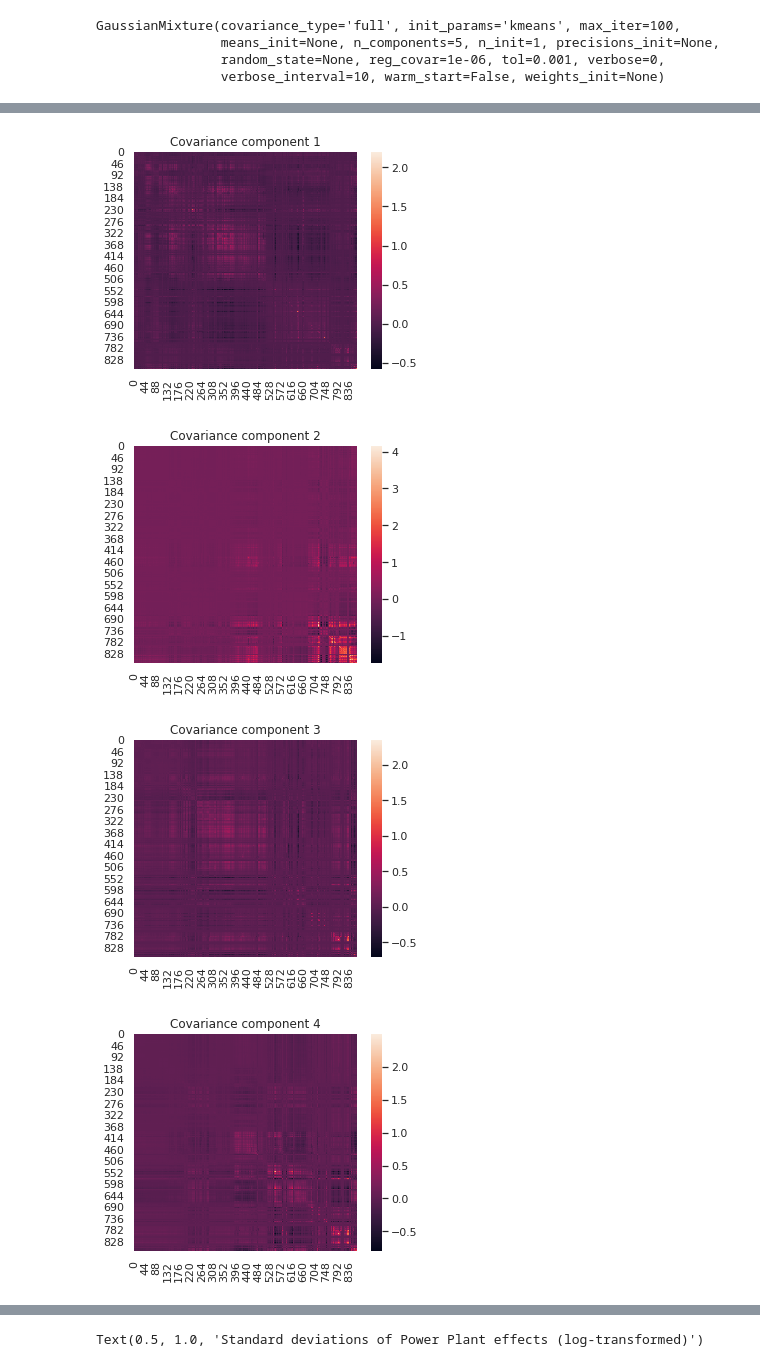
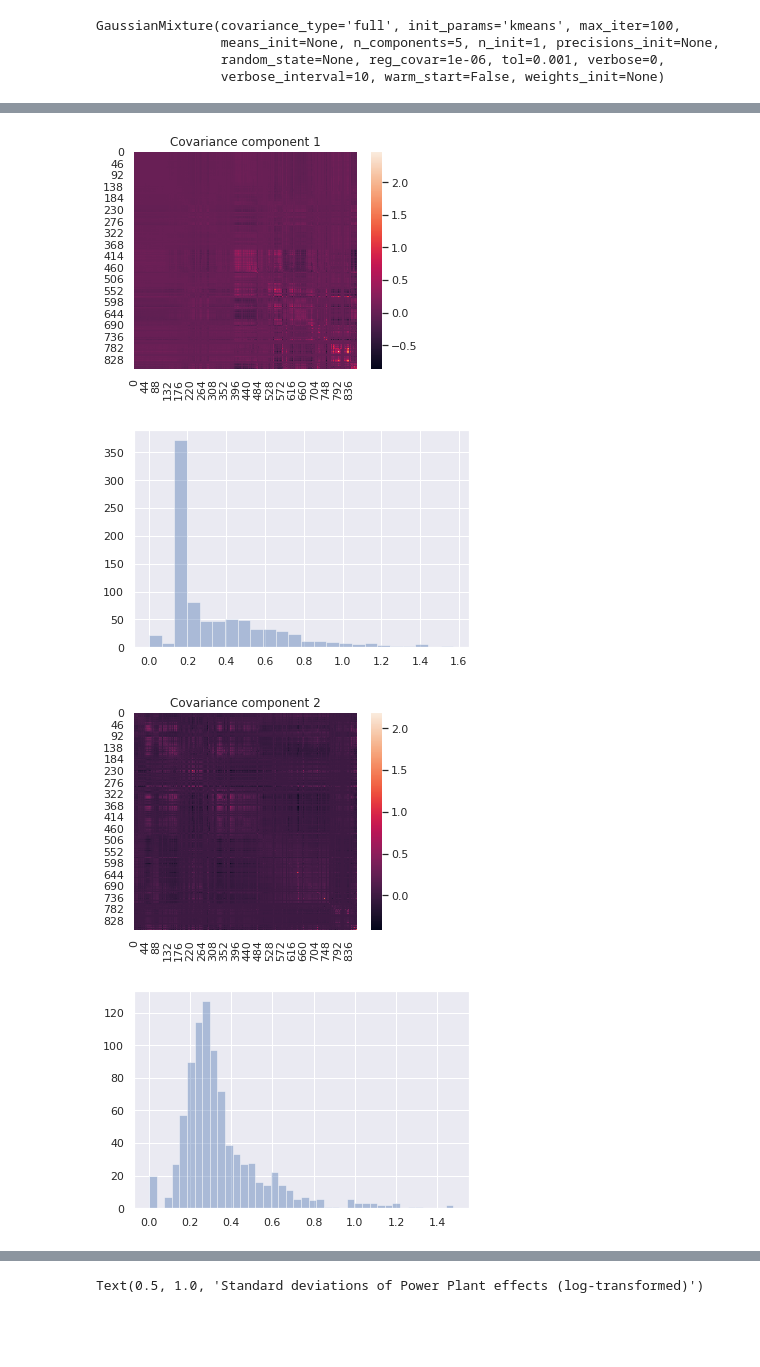
Before and after one commit to mauriciogtec/power-plants, a Jupyter notebook: hyads_mixture.ipynb, the cells around one changed output, grey strips where cells are left out. Drawn from its saved outputs; the diff is of its cells as text; code cells hidden in the pictures; blank space fills up the shorter version.

```diff
--- a/hyads_mixture.ipynb
+++ b/hyads_mixture.ipynb
@@ -154,17 +158,25 @@ n_plants = hyads.shape[0]
 # samples = np.random.choice(hyads.shape[1], size=n_zip_samples)
 # hyads0 = hyads[:, samples]
 # %%
+use_mds = False
+
 gmm = GaussianMixture(
     n_components=n_comps,
     covariance_type="full")
-log_hyads = np.log10(1e-3 + hyads)
-gmm.fit(log_hyads)
+
+
+inputs = np.log10(1e-3 + hyads)
+if use_mds:
+    inputs = MDS(n_components=2).fit_transform(inputs)
+
+gmm.fit(inputs)
 # %% [output]
 GaussianMixture(covariance_type='full', init_params='kmeans', max_iter=100,
                 means_init=None, n_components=5, n_init=1, precisions_init=None,
                 random_state=None, reg_covar=1e-06, tol=0.001, verbose=0,
                 verbose_interval=10, warm_start=False, weights_init=None)
 # %%
-phat = gmm.predict_proba(hyads)
-gmm.converged_
+phat = gmm.predict_proba(inputs)
+print("coverged:", gmm.converged_)
+phat[:10, :]
 # %% [output]
@@ -182,6 +208,12 @@ for k in range(n_comps):
     ix = np.where(labels == k)
     lon, lat = map(power_plants['lon'].values[ix], power_plants['lat'].values[ix])
     plt.scatter(lon, lat, s=35, c=colors[ix], marker='o', alpha=0.5)
+    # plot centroid
+
+    centroids = power_plants.loc[hyads_df.index[ix]].mean(0)
+    lon_c, lat_c = map(centroids['lon'], centroids['lat'])
+    plt.scatter(lon_c, lat_c, s=50, c="red", marker='x')
+
     plt.title(f"Component {k + 1} with {len(ix[0])} element(s)")
     plt.show()
 # %% [output]
@@ -193,13 +225,16 @@ for k in range(n_comps):
 # %%
 cov = gmm.covariances_
 
 for k in range(n_comps):
     plt.figure(figsize=(5, 4))
     sns.heatmap(cov[k])
     plt.title(f"Covariance component {k + 1}")
     plt.show()
+    std = np.sqrt(np.diag(cov[k]))
+    sns.distplot(std, kde=False)
+    plt.show()
 # %% [output]
-[figure, old version]
+[figure, new version]
-[figure, old version]
+[figure, new version]
-[figure, old version]
+[figure, new version]
-[figure, old version]
+[figure, new version]
```
Also changed, not shown: parts of 30 cells of this notebook, 2 other files.
